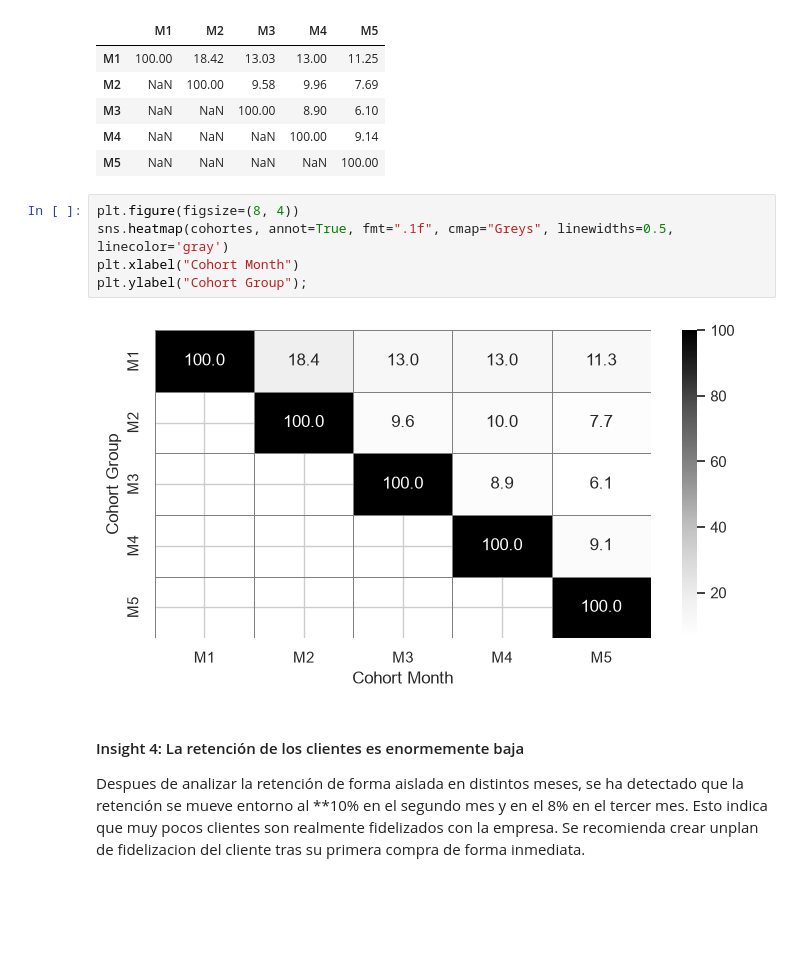
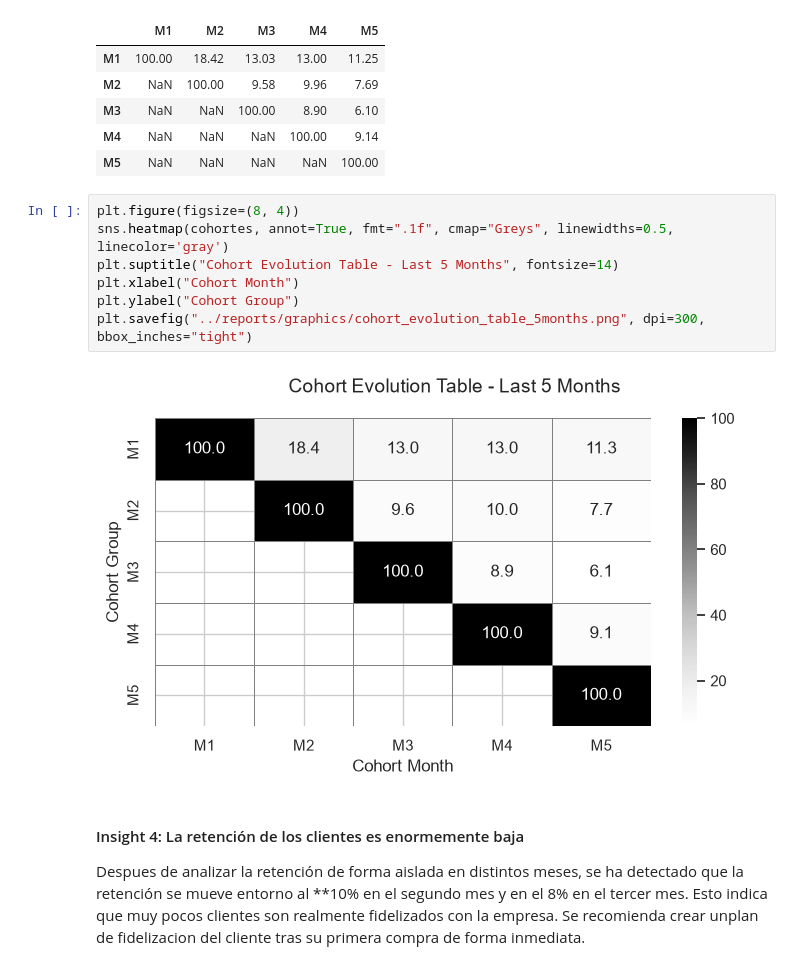
Before and after one commit to jordipsans/ecommerce-growth-analytics, a Jupyter notebook: notebooks/03_AnalisisInsights.ipynb, the cells around one changed output. Cells and saved outputs as stored; diff of their text form; blank space fills up the shorter version.

```diff
--- a/notebooks/03_AnalisisInsights.ipynb
+++ b/notebooks/03_AnalisisInsights.ipynb
@@ -965,10 +943,12 @@ cohortes
 # %%
 plt.figure(figsize=(8, 4))
 sns.heatmap(cohortes, annot=True, fmt=".1f", cmap="Greys", linewidths=0.5, linecolor='gray')
+plt.suptitle("Cohort Evolution Table - Last 5 Months", fontsize=14)
 plt.xlabel("Cohort Month")
-plt.ylabel("Cohort Group");
+plt.ylabel("Cohort Group")
+plt.savefig("../reports/graphics/cohort_evolution_table_5months.png", dpi=300, bbox_inches="tight")
 # %% [output]
-[figure, old version]
+[figure, new version]
 # %% [markdown]
 #### Insight 4: La retención de los clientes es enormemente baja
 Despues de analizar la retención de forma aislada en distintos meses, se ha detectado que la retención se mueve entorno al **10% en el segundo mes y en el 8% en el tercer mes. Esto indica que muy pocos clientes son realmente fidelizados con la empresa. Se recomienda crear unplan de fidelizacion del cliente tras su primera compra de forma inmediata.
```
Also changed, not shown: parts of 6 cells of this notebook, 4 other files.
